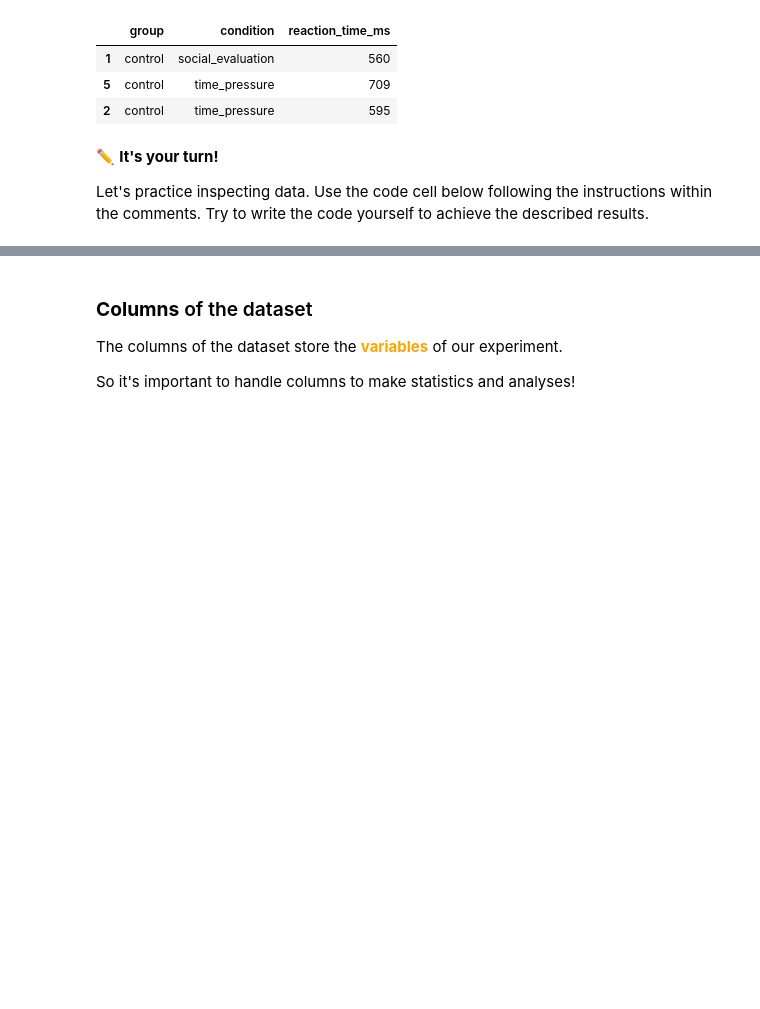
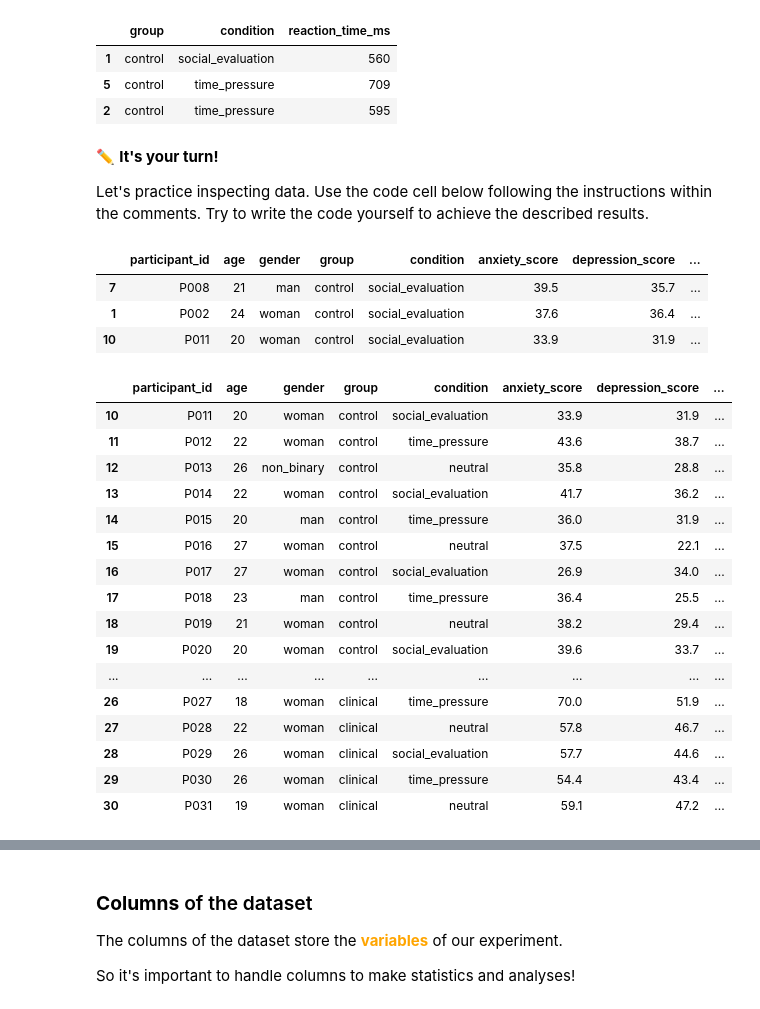
Before and after one commit to flaviomanno-crypto/Course1, a Jupyter notebook: S3-data-analysis/Analyzing_data.ipynb, the cells around one changed output, grey strips where cells are left out. Saved outputs shown, nothing was run; the diff lists cells and outputs as text; code cells hidden in the pictures; blank space fills up the shorter version.

```diff
--- a/S3-data-analysis/Analyzing_data.ipynb
+++ b/S3-data-analysis/Analyzing_data.ipynb
@@ -261,9 +267,35 @@ Use the code cell below following the instructions within the comments. Try to w
 # %%
 # EXERCISE 1:
 # Display rows 7,1,10 of the dataset.
+list_idxs= [7,1,10]
+data.iloc[list_idxs]
+# %% [output]
+|  | participant_id | age | gender | group | condition | anxiety_score | depression_score | ... |
+| 7 | P008 | 21 | man | control | social_evaluation | 39.5 | 35.7 | ... |
+| 1 | P002 | 24 | woman | control | social_evaluation | 37.6 | 36.4 | ... |
+| 10 | P011 | 20 | woman | control | social_evaluation | 33.9 | 31.9 | ... |
 # %%
 # EXERCISE 2:
 # Display rows from 10 to 30 of the dataset.
+data.iloc[10:31]
+# %% [output]
+|  | participant_id | age | gender | group | condition | anxiety_score | depression_score | ... |
+| 10 | P011 | 20 | woman | control | social_evaluation | 33.9 | 31.9 | ... |
+| 11 | P012 | 22 | woman | control | time_pressure | 43.6 | 38.7 | ... |
+| 12 | P013 | 26 | non_binary | control | neutral | 35.8 | 28.8 | ... |
+| 13 | P014 | 22 | woman | control | social_evaluation | 41.7 | 36.2 | ... |
+| 14 | P015 | 20 | man | control | time_pressure | 36.0 | 31.9 | ... |
+| 15 | P016 | 27 | woman | control | neutral | 37.5 | 22.1 | ... |
+| 16 | P017 | 27 | woman | control | social_evaluation | 26.9 | 34.0 | ... |
+| 17 | P018 | 23 | man | control | time_pressure | 36.4 | 25.5 | ... |
+| 18 | P019 | 21 | woman | control | neutral | 38.2 | 29.4 | ... |
+| 19 | P020 | 20 | woman | control | social_evaluation | 39.6 | 33.7 | ... |
+| ... | ... | ... | ... | ... | ... | ... | ... | ... |
+| 26 | P027 | 18 | woman | clinical | time_pressure | 70.0 | 51.9 | ... |
+| 27 | P028 | 22 | woman | clinical | neutral | 57.8 | 46.7 | ... |
+| 28 | P029 | 26 | woman | clinical | social_evaluation | 57.7 | 44.6 | ... |
+| 29 | P030 | 26 | woman | clinical | time_pressure | 54.4 | 43.4 | ... |
+| 30 | P031 | 19 | woman | clinical | neutral | 59.1 | 47.2 | ... |
 # %%
 # EXERCISE 3:
 # Display the dataset for rows 1,2,3,4,5,20,21,22,23,24,25
```
Also changed, not shown: parts of 21 cells of this notebook.
